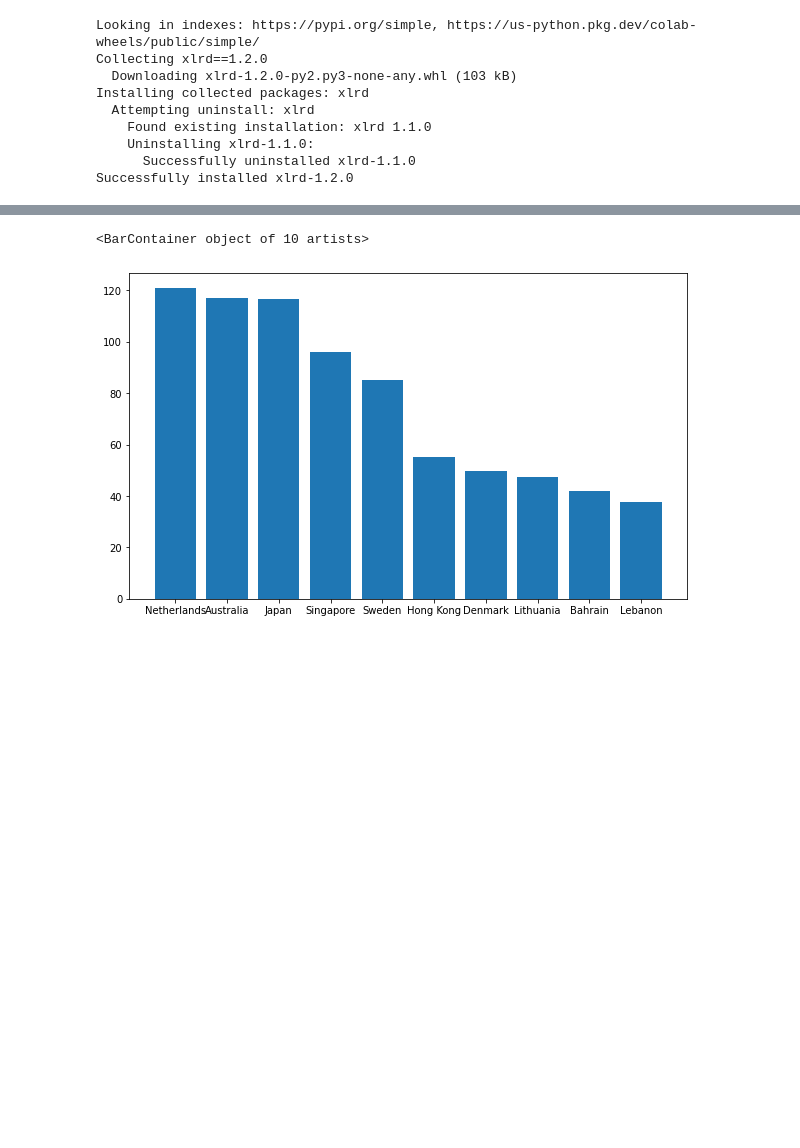
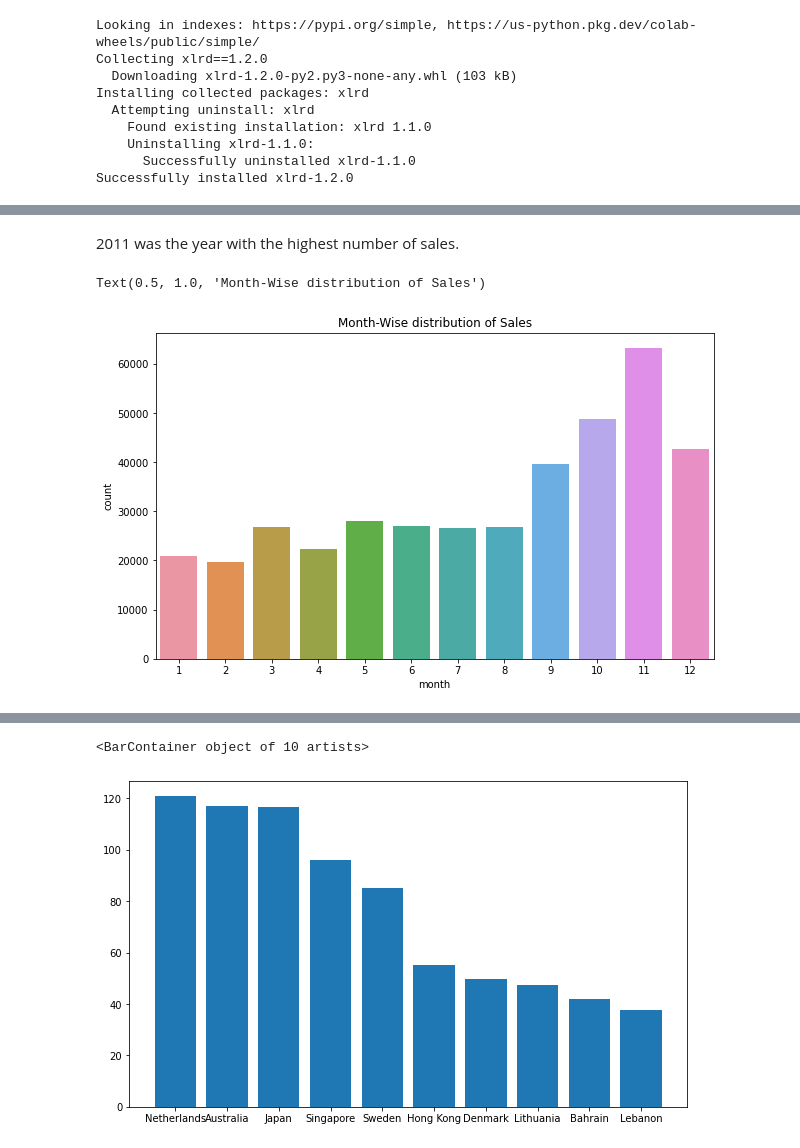
Before and after one commit to shreesha2304/Online-Retail-Customer-Segmentation, a Jupyter notebook: Online_Retail_Customer_Segmentation_Capstone_Project.ipynb, the cells around one changed output, grey strips where cells are left out. Cells and saved outputs as stored; diff of their text form; code cells hidden in the pictures; blank space fills up the shorter version.

```diff
--- a/Online_Retail_Customer_Segmentation_Capstone_Project.ipynb
+++ b/Online_Retail_Customer_Segmentation_Capstone_Project.ipynb
@@ -214,0 +253,10 @@ sns.countplot(x='hour',data=df)
+# %% [markdown]
+2011 was the year with the highest number of sales.
+# %%
+#let's find the monthwise distribution of sales
+plt.figure(figsize=(10,6))
+sns.countplot(x='month', data=df)
+plt.title('Month-Wise distribution of Sales')
+# %% [output]
+Text(0.5, 1.0, 'Month-Wise distribution of Sales')
+[figure, added]
```
Also changed, not shown: parts of 65 cells of this notebook.
